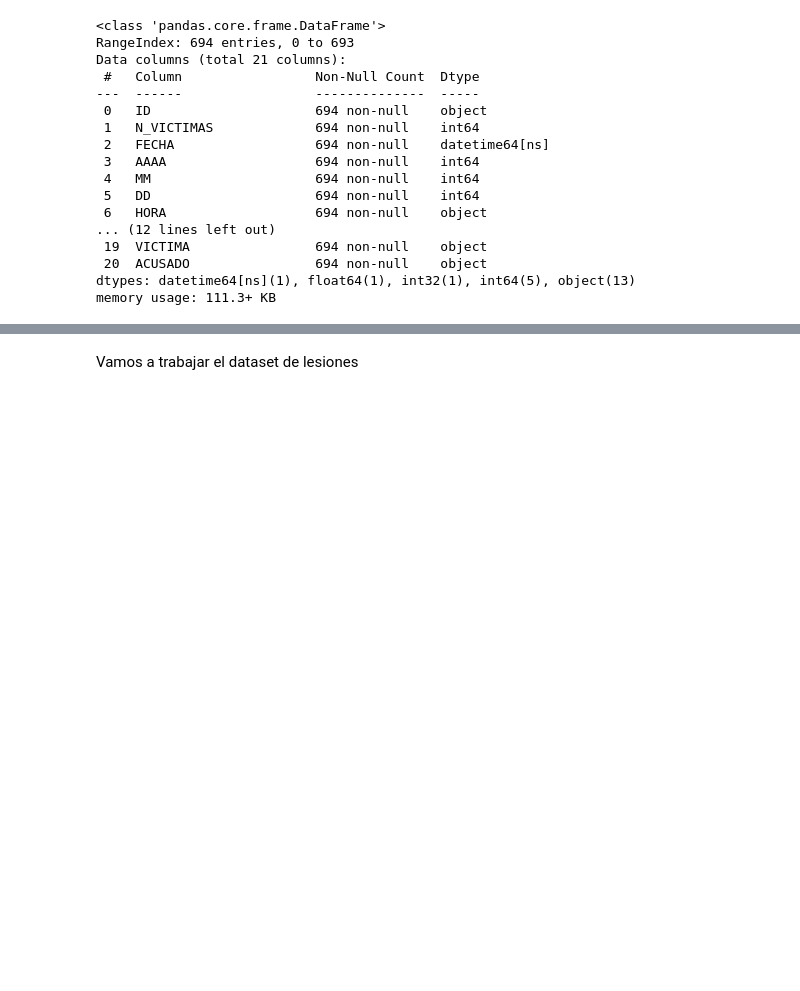
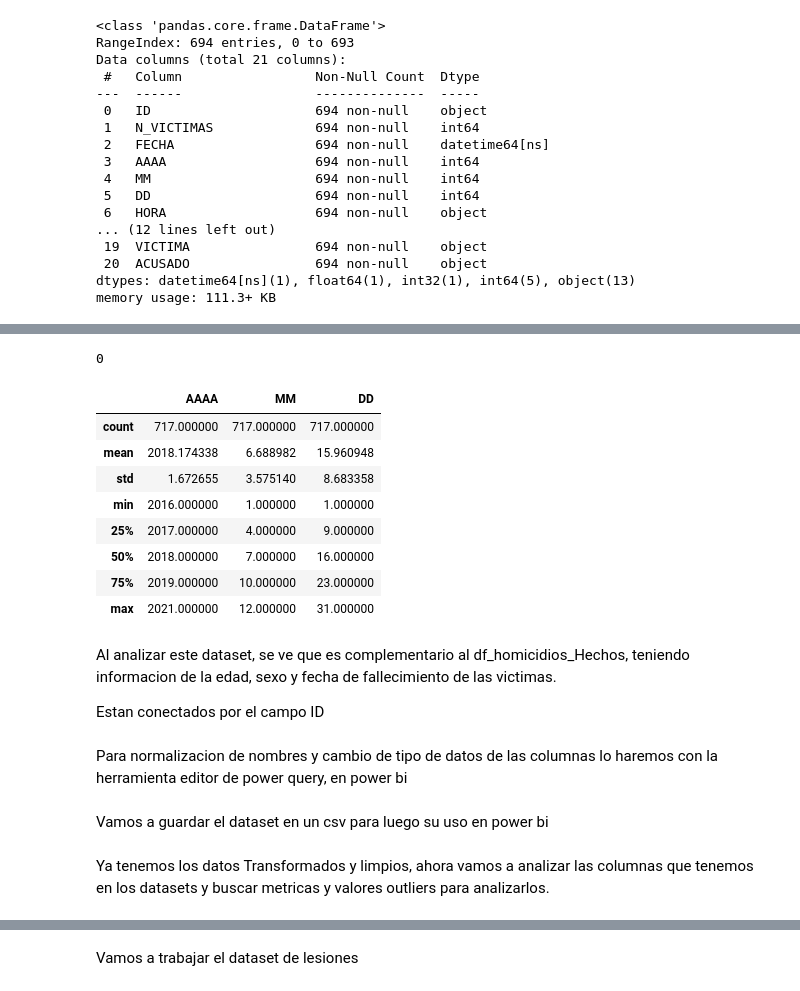
Before and after one commit to Frombini/Proyecto-Siniestros-Viales, a Jupyter notebook: EDA.ipynb, the cells around one changed output, grey strips where cells are left out. Drawn from its saved outputs; the diff is of its cells as text; code cells hidden in the pictures; blank space fills up the shorter version.

```diff
--- a/EDA.ipynb
+++ b/EDA.ipynb
@@ -377,0 +441,24 @@ Para cambios de nombre y cambio de tipo de datos de las columnas lo haremos con
+# %%
+df_homicidios_victimas.duplicated().sum()
+# %% [output]
+0
+# %%
+df_homicidios_victimas.describe()
+# %% [output]
+|  | AAAA | MM | DD |
+| count | 717.000000 | 717.000000 | 717.000000 |
+| mean | 2018.174338 | 6.688982 | 15.960948 |
+| std | 1.672655 | 3.575140 | 8.683358 |
+| min | 2016.000000 | 1.000000 | 1.000000 |
+| 25% | 2017.000000 | 4.000000 | 9.000000 |
+| 50% | 2018.000000 | 7.000000 | 16.000000 |
+| 75% | 2019.000000 | 10.000000 | 23.000000 |
+| max | 2021.000000 | 12.000000 | 31.000000 |
+# %% [markdown]
+Al analizar este dataset, se ve que es complementario al df_homicidios_Hechos, teniendo informacion de la edad, sexo y fecha de fallecimiento de las victimas.
+
+Estan conectados por el campo ID
+# %% [markdown]
+Para normalizacion de nombres y cambio de tipo de datos de las columnas lo haremos con la herramienta editor de power query, en power bi
+# %% [markdown]
+Vamos a guardar el dataset en un csv para luego su uso en power bi
@@ -377,0 +471,2 @@ Para cambios de nombre y cambio de tipo de datos de las columnas lo haremos con
+# %% [markdown]
+Ya tenemos los datos Transformados y limpios, ahora vamos a analizar las columnas que tenemos en los datasets y buscar metricas y valores outliers para analizarlos.
```
Also changed, not shown: parts of 26 cells of this notebook, 2 other files.
